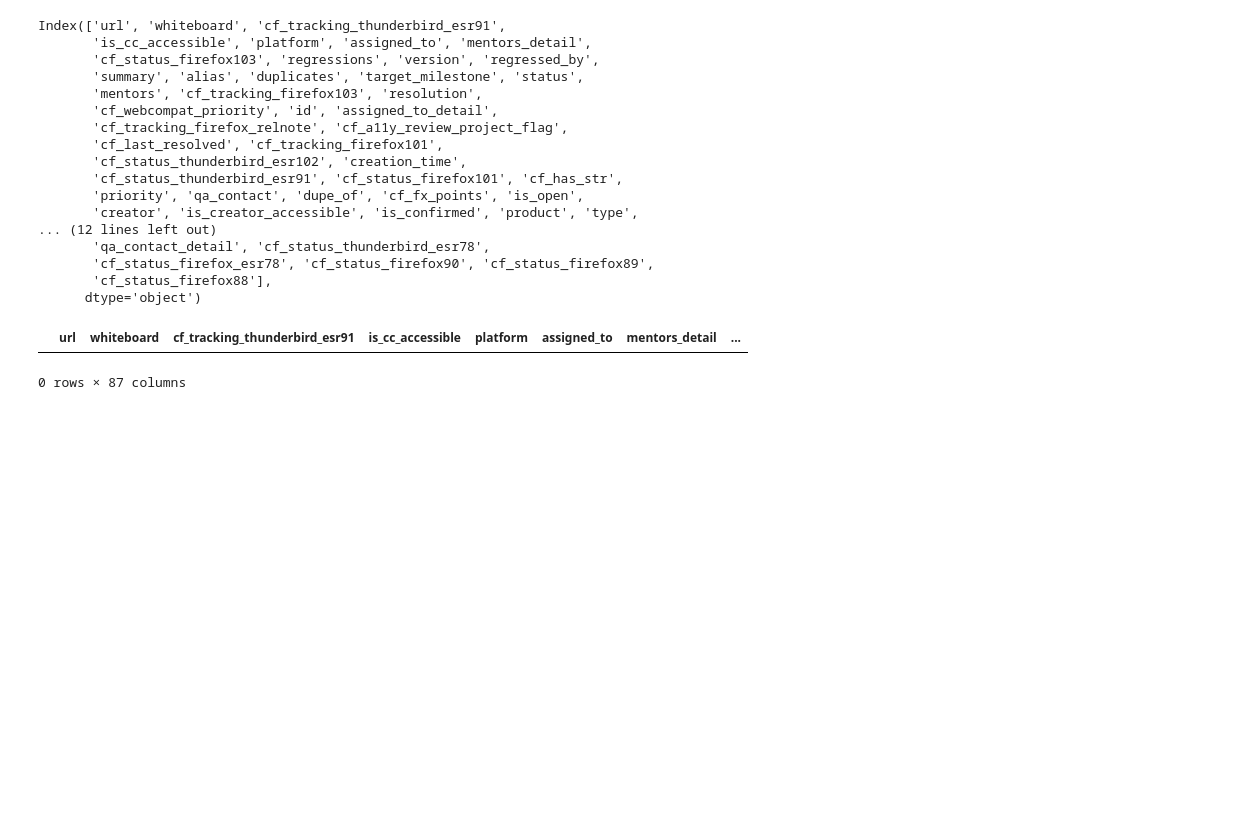
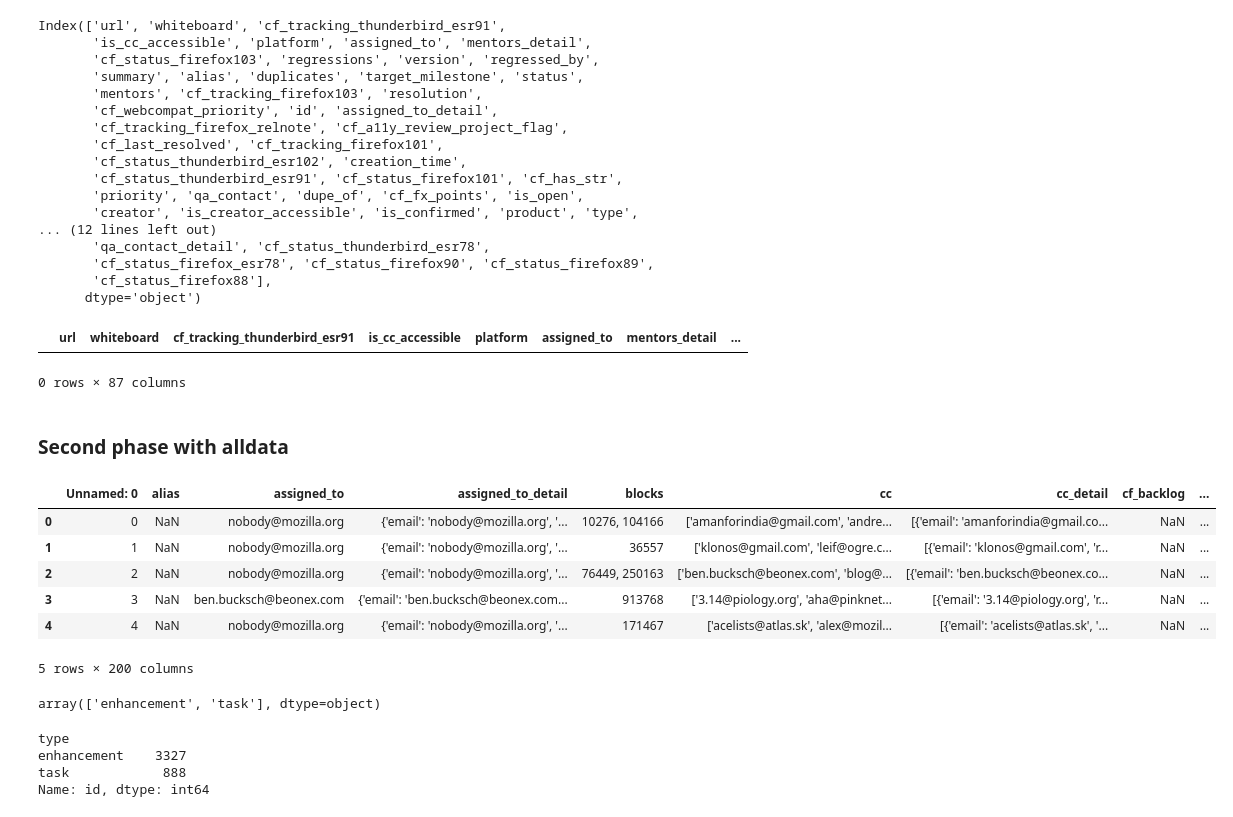
Before and after one commit to mitramir55/REConference, a Jupyter notebook: Tutorial/3 Preprocessing - Mitra/1-exploration.ipynb, the cells around one changed output. Saved outputs shown, nothing was run; the diff lists cells and outputs as text; code cells hidden in the pictures; blank space fills up the shorter version.

Commit message:
added data and exploration

```diff
--- a/Tutorial/3 Preprocessing - Mitra/1-exploration.ipynb
+++ b/Tutorial/3 Preprocessing - Mitra/1-exploration.ipynb
@@ -228,3 +231,34 @@ data_csv#.cf_user_story
 # %% [output]
 |  | url | whiteboard | cf_tracking_thunderbird_esr91 | is_cc_accessible | platform | assigned_to | mentors_detail | ... |
 0 rows × 87 columns
+# %% [markdown]
+### Second phase with alldata
+# %%
+import pandas as pd
+import json
+from termcolor import colored
+
+ALLData_FILE_PATH = r"D:\Dr. Desh\REConference\Tutorial\3 Preprocessing - Mitra\AllData.csv"
+# %%
+df = pd.read_csv(ALLData_FILE_PATH)
+# %%
+df.head()
+# %% [output]
+|  | Unnamed: 0 | alias | assigned_to | assigned_to_detail | blocks | cc | cc_detail | cf_backlog | ... |
+| 0 | 0 | NaN | nobody@mozilla.org | {'email': 'nobody@mozilla.org', '... | 10276, 104166 | ['amanforindia@gmail.com', 'andre... | [{'email': 'amanforindia@gmail.co... | NaN | ... |
+| 1 | 1 | NaN | nobody@mozilla.org | {'email': 'nobody@mozilla.org', '... | 36557 | ['klonos@gmail.com', 'leif@ogre.c... | [{'email': 'klonos@gmail.com', 'r... | NaN | ... |
+| 2 | 2 | NaN | nobody@mozilla.org | {'email': 'nobody@mozilla.org', '... | 76449, 250163 | ['ben.bucksch@beonex.com', 'blog@... | [{'email': 'ben.bucksch@beonex.co... | NaN | ... |
+| 3 | 3 | NaN | ben.bucksch@beonex.com | {'email': 'ben.bucksch@beonex.com... | 913768 | ['3.14@piology.org', 'aha@pinknet... | [{'email': '3.14@piology.org', 'r... | NaN | ... |
+| 4 | 4 | NaN | nobody@mozilla.org | {'email': 'nobody@mozilla.org', '... | 171467 | ['acelists@atlas.sk', 'alex@mozil... | [{'email': 'acelists@atlas.sk', '... | NaN | ... |
+5 rows × 200 columns
+# %%
+df.type.unique()
+# %% [output]
+array(['enhancement', 'task'], dtype=object)
+# %%
+df.groupby(by='type').count().id
+# %% [output]
+type
+enhancement    3327
+task            888
+Name: id, dtype: int64
```
Also changed, not shown: parts of 9 cells of this notebook, 1 other file.
